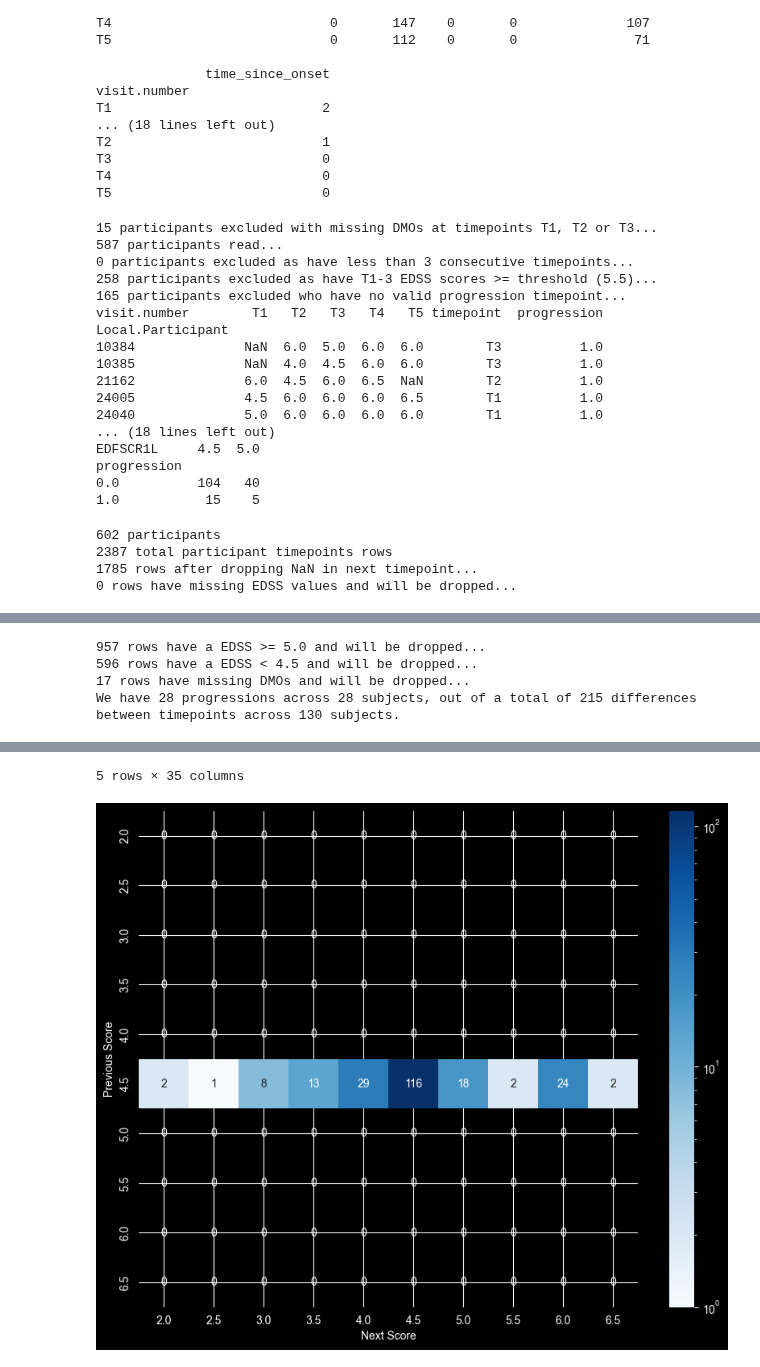
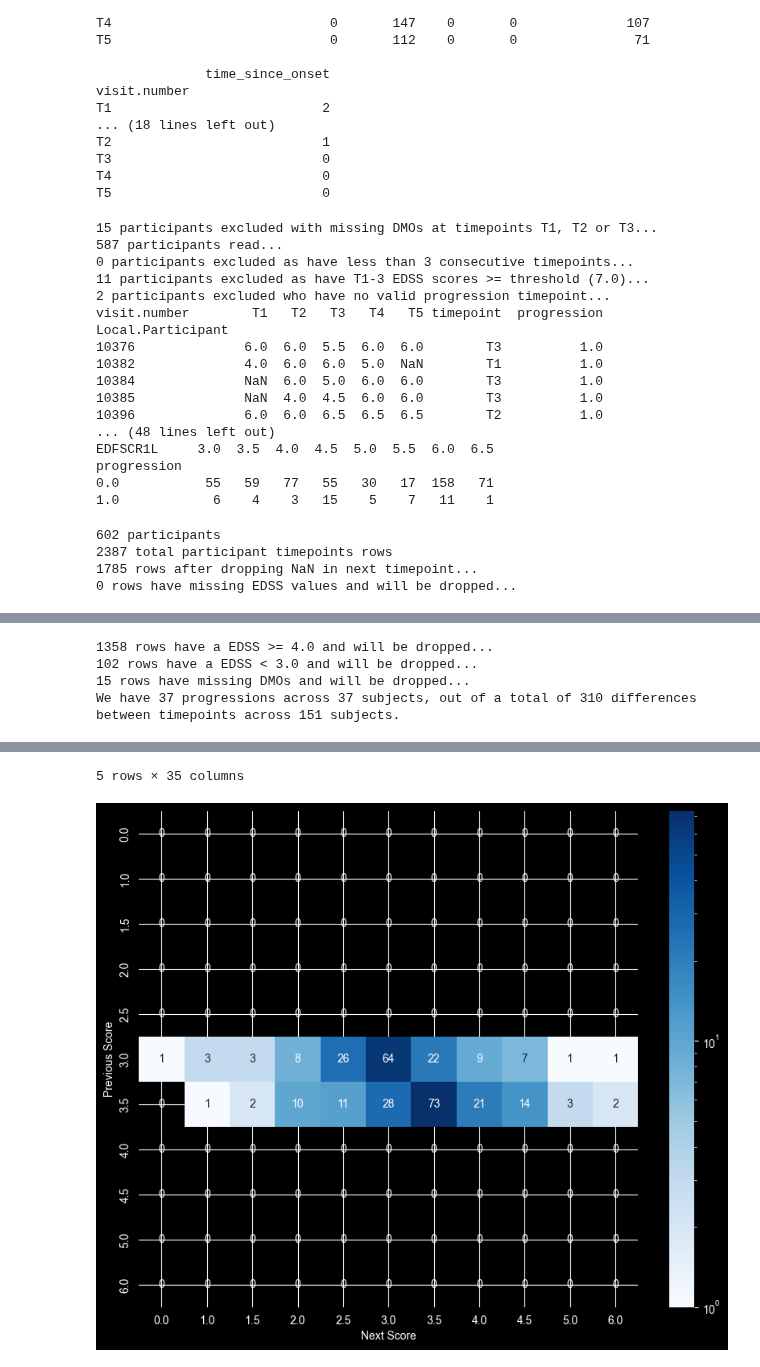
Before and after one commit to neilireson/dmo4progression, a Jupyter notebook: notebooks/data_preprocessing_and_analysis.ipynb, the cells around one changed output, grey strips where cells are left out. Cells and saved outputs as stored; diff of their text form; code cells hidden in the pictures.

Commit message:
Implement variable min significant progress

```diff
--- a/notebooks/data_preprocessing_and_analysis.ipynb
+++ b/notebooks/data_preprocessing_and_analysis.ipynb
@@ -79,11 +79,25 @@ np.set_printoptions(legacy='1.25')
 # get variables from .env, e.g. DATA_DIR
 load_dotenv()
 
+def min_increase_for_progression(edss_score):
+    return 1.0 if edss_score <= 5 else 0.5
+
 # how progression is calculated
+# Constraint that the minimum previous EDSS score is 3.0, given that was the minimum used for recruitment.
 min_prev_score = 3.0
-score_thresholds = [4.0, 4.5, 5.0, 5.5]
-# TODO the min_progression should be relative to the EDSS at the point before progression, 1.0 for <=5, 0.5 for >5. In the current data set this is not needed
-min_progression = 1.0
+score_thresholds = [4.0, 4.5, 5.0, 5.5, 6.0, 6.5, 7.0]
+
+# Individual modelling of different progressions
+# low
+# min_prev_score = 3.0
+# score_thresholds = [4.0, 4.5]
+# # medium
+# min_prev_score = 3.5
+# score_thresholds = [5.0, 5.5]
+# # high
+# min_prev_score = 3.0
+# score_thresholds = [6.0, 6.5, 7.0]
+
 min_progression_points = 2  # needs to be min 2 to have confirmed progression
 min_progression_at_all_points = True  # if False can be at any timepoint
 min_progression_at_remaining_points = False  # min progression must remain for all timepoints
@@ -107,7 +121,7 @@ show_redundant_features = True
 
 drop_DMO_features = False
 drop_non_DMO_features = False
-drop_features_as_predictors = ['EDFSCR1L']
+drop_features_as_predictors = []
 
 # number of parallel jobs to run
 # if n_jobs <0, the actual n_jobs is n_cpus + 1 + n_jobs
@@ -236,6 +250,7 @@ def progress_point(participant):
         base_t = 'T1'
         if score_threshold > participant[base_t] >= min_prev_score:
             first_valid_timepoint = base_t
+            min_progression = min_increase_for_progression(participant[base_t])
             t2_progression = t2_ge_threshold and (participant['T2'] - participant[base_t]) >= min_progression
             t3_progression = t3_ge_threshold and (participant['T3'] - participant[base_t]) >= min_progression
             t4_progression = t4_ge_threshold and (participant['T4'] - participant[base_t]) >= min_progression
@@ -279,6 +294,7 @@ def progress_point(participant):
         if min_progression_points < 4:
             if not all_previous_points_below_threshold or not t1_ge_threshold:
                 base_t = 'T2'
+                min_progression = min_increase_for_progression(participant[base_t])
                 if score_threshold > participant[base_t] >= min_prev_score:
                     if not first_valid_timepoint:
                         first_valid_timepoint = base_t
@@ -318,6 +334,7 @@ def progress_point(participant):
             if (not all_previous_points_below_threshold or
                     (not t1_ge_threshold and not t2_ge_threshold)):
                 base_t = 'T3'
+                min_progression = min_increase_for_progression(participant[base_t])
                 if score_threshold > participant[base_t] >= min_prev_score:
                     if not first_valid_timepoint:
                         first_valid_timepoint = base_t
@@ -348,6 +365,7 @@ def progress_point(participant):
             if (not all_previous_points_below_threshold or
                     (not t1_ge_threshold and not t2_ge_threshold and not t3_ge_threshold)):
                 base_t = 'T4'
+                min_progression = min_increase_for_progression(participant[base_t])
                 if score_threshold > participant[base_t] >= min_prev_score:
                     if not first_valid_timepoint:
                         first_valid_timepoint = base_t
@@ -449,20 +467,20 @@ print(pd.crosstab(participant_data['progression'], participant_data['EDFSCR1L'])
 15 participants excluded with missing DMOs at timepoints T1, T2 or T3...
 587 participants read...
 0 participants excluded as have less than 3 consecutive timepoints...
-258 participants excluded as have T1-3 EDSS scores >= threshold (5.5)...
-165 participants excluded who have no valid progression timepoint...
+11 participants excluded as have T1-3 EDSS scores >= threshold (7.0)...
+2 participants excluded who have no valid progression timepoint...
 visit.number        T1   T2   T3   T4   T5 timepoint  progression
 Local.Participant
+10376              6.0  6.0  5.5  6.0  6.0        T3          1.0
+10382              4.0  6.0  6.0  5.0  NaN        T1          1.0
 10384              NaN  6.0  5.0  6.0  6.0        T3          1.0
 10385              NaN  4.0  4.5  6.0  6.0        T3          1.0
-21162              6.0  4.5  6.0  6.5  NaN        T2          1.0
-24005              4.5  6.0  6.0  6.0  6.5        T1          1.0
-24040              5.0  6.0  6.0  6.0  6.0        T1          1.0
-... (18 lines left out)
-EDFSCR1L     4.5  5.0
+10396              6.0  6.0  6.5  6.5  6.5        T2          1.0
+... (48 lines left out)
+EDFSCR1L     3.0  3.5  4.0  4.5  5.0  5.5  6.0  6.5
 progression
-0.0          104   40
-1.0           15    5
+0.0           55   59   77   55   30   17  158   71
+1.0            6    4    3   15    5    7   11    1
 # %%
 ############################################################
 # Calculate EDSS score consecutive timepoint transitions
@@ -533,13 +551,13 @@ low_prev_edss_mask = (transition_data['EDFSCR1L'] < min_prev_score)
 print(f"{sum(low_prev_edss_mask)} rows have a EDSS < {min_prev_score} and will be dropped...")
 transition_data = transition_data.drop(transition_data[low_prev_edss_mask].index)
 
+def progression(row):
+    return 1 if ((row['EDFSCR1L'] < score_thresholds[0]) &
+                 (row['Next_EDSS'] >= score_thresholds[0]) &
+                 ((row['Next_EDSS'] - row['EDFSCR1L']) >= min_increase_for_progression(row['EDFSCR1L']))) else 0
+
 # get progression label column
-progression_mask = (
-        (transition_data['EDFSCR1L'] < score_thresholds[0]) &
-        (transition_data['Next_EDSS'] >= score_thresholds[0]) &
-        ((transition_data['Next_EDSS'] - transition_data['EDFSCR1L']) >= min_progression)
-)
-transition_data['progression'] = np.where(progression_mask, 1, 0)
+transition_data['progression'] = transition_data.apply(progression, axis=1)
 
 # transitions = transition_data[progression_mask]  # all the data where a transition happens, just in case.
 #display(transitions.head(10))
@@ -583,8 +601,8 @@ transition_data = transition_data.drop(["Next_EDSS", "Next_Timepoint"], axis=1)
 1785 rows after dropping NaN in next timepoint...
 0 rows have missing EDSS values and will be dropped...
 [figure]
-957 rows have a EDSS >= 5.0 and will be dropped...
-596 rows have a EDSS < 4.5 and will be dropped...
-17 rows have missing DMOs and will be dropped...
-We have 28 progressions across 28 subjects, out of a total of 215 differences between timepoints across 130 subjects.
+1358 rows have a EDSS >= 4.0 and will be dropped...
+102 rows have a EDSS < 3.0 and will be dropped...
+15 rows have missing DMOs and will be dropped...
+We have 37 progressions across 37 subjects, out of a total of 310 differences between timepoints across 151 subjects.
 |  | Local.Participant | EDFSCR1L | visit.number | age | gender | time_since_diag | time_since_onset | ... |
@@ -596,5 +614,5 @@ We have 28 progressions across 28 subjects, out of a total of 215 differences be
 5 rows × 35 columns
-[figure, old version]
+[figure, new version]
 # %%
 #####################################################
 # Prepare Training Data
```
Also changed, not shown: parts of 5 cells of this notebook.
